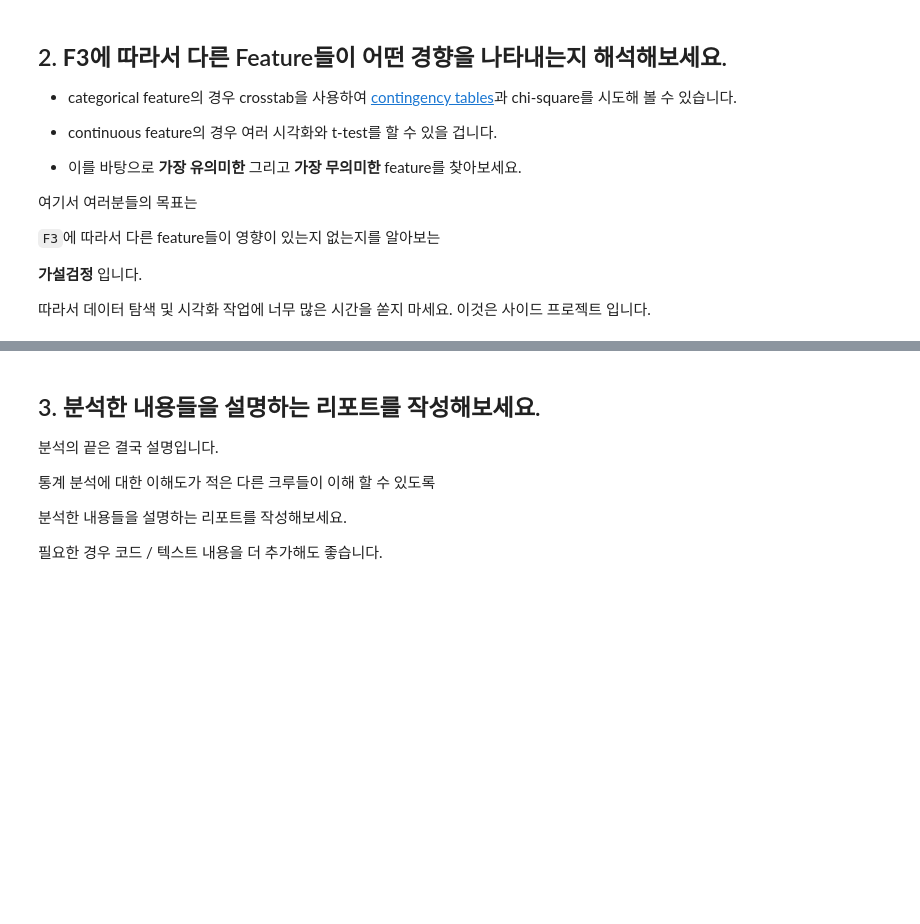
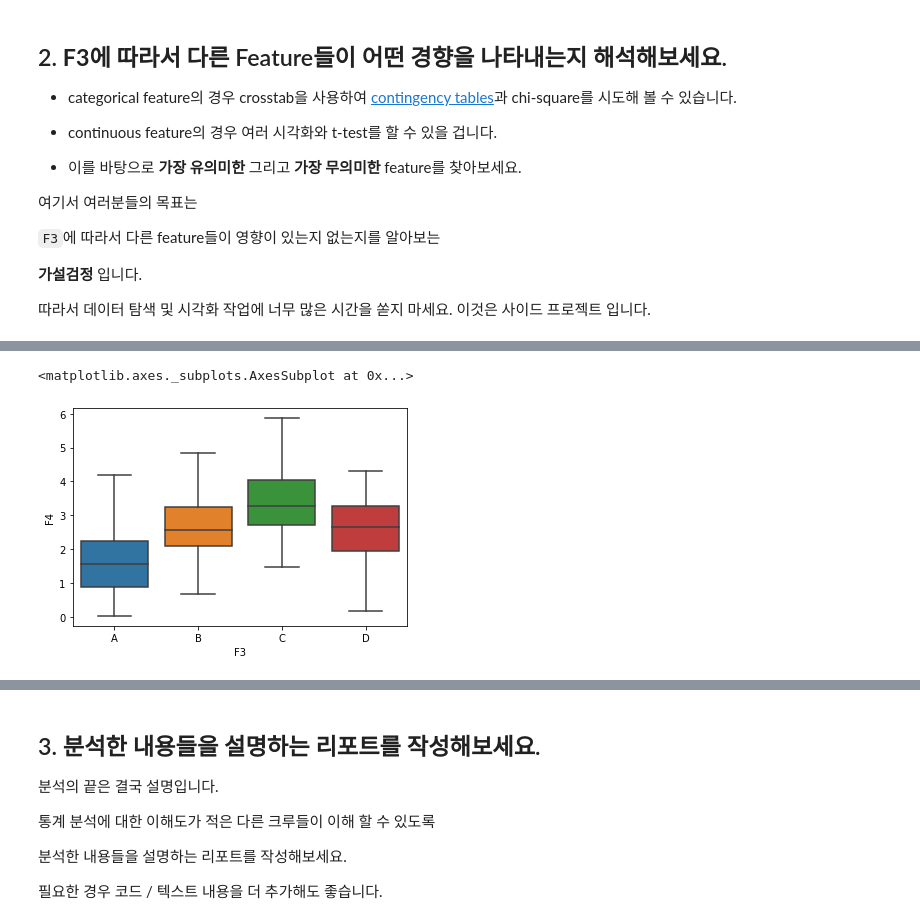
Before and after one commit to Shena2/project, a Jupyter notebook: section1/sprint challenge/ai04-sc12x-hena.ipynb, the cells around one changed output, grey strips where cells are left out. Saved outputs shown, nothing was run; the diff lists cells and outputs as text; code cells hidden in the pictures; blank space fills up the shorter version.

```diff
--- a/section1/sprint challenge/ai04-sc12x-hena.ipynb
+++ b/section1/sprint challenge/ai04-sc12x-hena.ipynb
@@ -57,7 +57,10 @@ df
 | 199 | N | N | d | 3.003789 | 0.892767 | G | 4.0 | Z | Y |
 | 200 | N | N | D | 2.468083 | 0.121094 | G | 5.0 | X | N |
 200 rows × 9 columns
-# %%
-# 결측치 0으로 대체
-df = df.fillna(0)
+# %%
+# F2 결측치 제거
+df = df.loc[-(df['F2'].isnull())]
+
+# F7 결측치 제거
+df = df.loc[-(df['F7'].isnull())]
 # %%
@@ -141,0 +170,7 @@ df.groupby([df['F3'], df['F6']]).mean()
+# %%
+import seaborn as sns
+
+sns.boxplot(x = 'F3', y = 'F4', data = df)
+# %% [output]
+<matplotlib.axes._subplots.AxesSubplot at 0x...>
+[figure, added]
```
Also changed, not shown: parts of 16 cells of this notebook.
